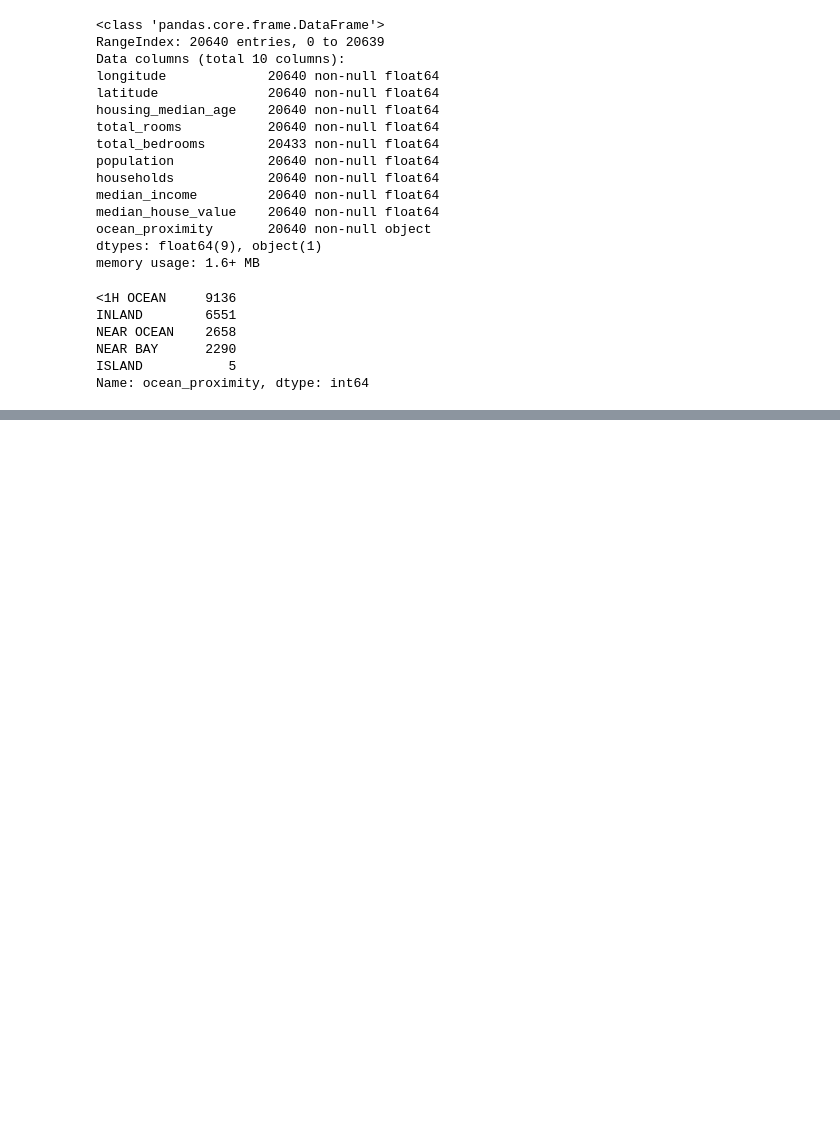
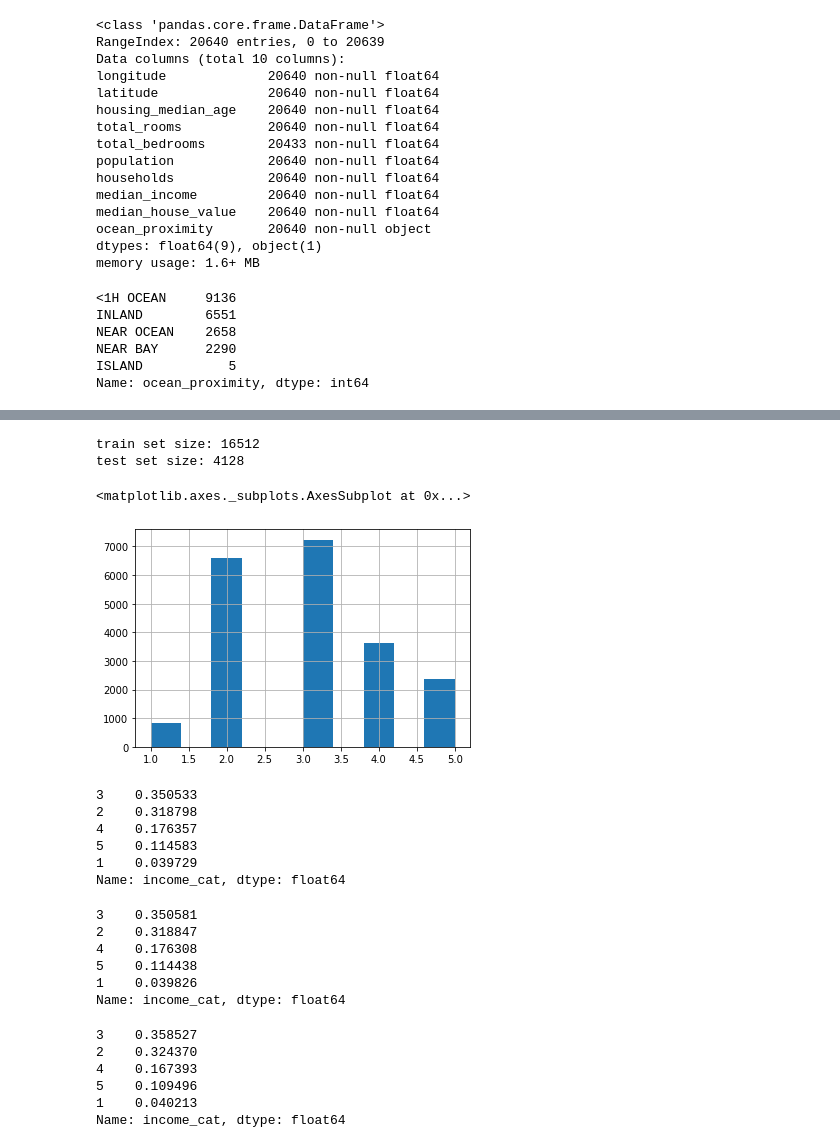
Before and after one commit to edenpsilva/homlsktk, a Jupyter notebook: Cap2.ipynb, the cells around one changed output, grey strips where cells are left out. Drawn from its saved outputs; the diff is of its cells as text; code cells hidden in the pictures; blank space fills up the shorter version.

```diff
--- a/Cap2.ipynb
+++ b/Cap2.ipynb
@@ -74,0 +97,7 @@ housing.describe()
+# %%
+train_set, test_set = split_train_test(housing, 0.2)
+print("train set size:",len(train_set))
+print("test set size:",len(test_set))
+# %% [output]
+train set size: 16512
+test set size: 4128
@@ -74,0 +129,5 @@ housing.describe()
+# %%
+housing["income_cat"].hist()
+# %% [output]
+<matplotlib.axes._subplots.AxesSubplot at 0x...>
+[figure, added]
@@ -74,0 +142,27 @@ housing.describe()
+# %%
+strat_test_set["income_cat"].value_counts()/len(strat_test_set)
+# %% [output]
+3    0.350533
+2    0.318798
+4    0.176357
+5    0.114583
+1    0.039729
+Name: income_cat, dtype: float64
+# %%
+housing["income_cat"].value_counts()/len(housing)
+# %% [output]
+3    0.350581
+2    0.318847
+4    0.176308
+5    0.114438
+1    0.039826
+Name: income_cat, dtype: float64
+# %%
+test_set["income_cat"].value_counts()/len(test_set)
+# %% [output]
+3    0.358527
+2    0.324370
+4    0.167393
+5    0.109496
+1    0.040213
+Name: income_cat, dtype: float64
```
Also changed, not shown: parts of 16 cells of this notebook.
